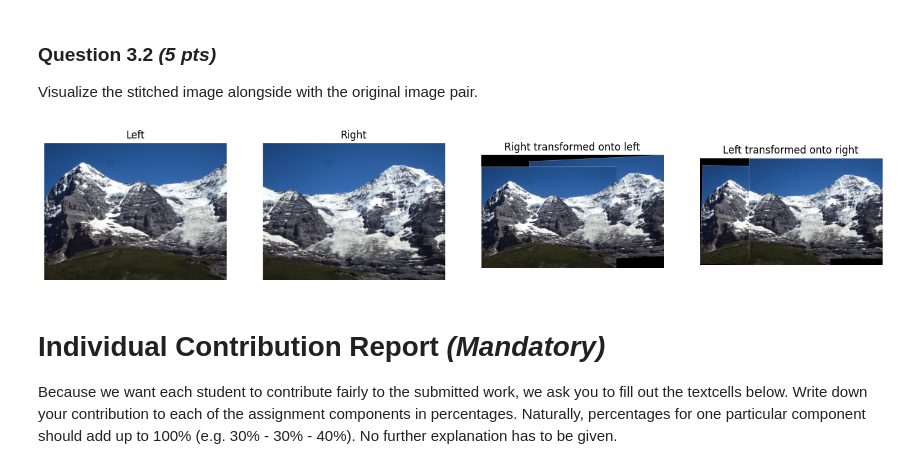
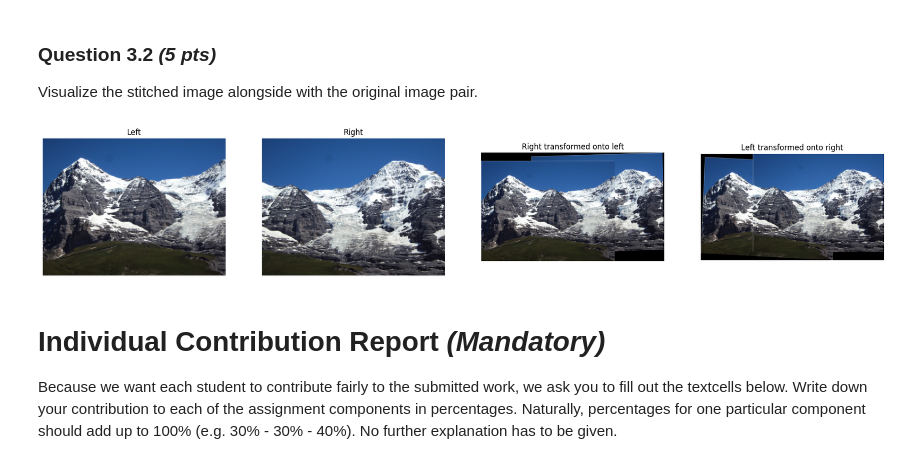
Before and after one commit to juellsprott/CV1, a Jupyter notebook: Lab4/13181017_15164640_15102483.ipynb, the cells around one changed output. Saved outputs shown, nothing was run; the diff lists cells and outputs as text; code cells hidden in the pictures.

```diff
--- a/Lab4/13181017_15164640_15102483.ipynb
+++ b/Lab4/13181017_15164640_15102483.ipynb
@@ -506,19 +506,22 @@ def stitchImages(img1, img2, N=800):
 
   corners = [corner1, corner2, corner3, corner4]
 
-  x_min = min(np.array(corners).T[0,:])
-  y_min = min(np.array(corners).T[1,:])
-  x_max = max(np.array(corners).T[0,:])
-  y_max = max(np.array(corners).T[1,:])
+  x_min = min(0, min(np.array(corners).T[0,:]))
+  y_min = min(0, min(np.array(corners).T[1,:]))
+  x_max = max(w, max(np.array(corners).T[0,:]))
+  y_max = max(h, max(np.array(corners).T[1,:]))
 
-  translation = np.array([[1, 0, -min(0, x_min)], [0, 1, -min(0, y_min)], [0, 0, 1]])
+  transformed_x = x_max - x_min
+  transformed_y = y_max - y_min
+
+  translation = np.array([[1, 0, -x_min], [0, 1, -y_min], [0, 0, 1]])
 
   inv_matrix = translation @ inv_matrix
 
-  posx = abs(int(min(0, x_min)))
-  posy = abs(int(min(0, y_min)))
+  posx = abs(round(x_min))
+  posy = abs(round(y_min))
 
-  stitched_img = cv2.warpAffine(img2, inv_matrix[0:2, :], (w+int(abs(x_min)), h+int(abs(y_min))))
+  stitched_img = cv2.warpAffine(img2, inv_matrix[0:2, :], ((round(transformed_x), round(transformed_y))))
 
   M, N = img1.shape[:2]
   stitched_img[posy:M + posy, posx:N + posx, :] = img1
@@ -565,25 +566,25 @@ Visualize the stitched image alongside with the original image pair.
 # %%
 # TODO: Visualize the stitched images and the original images.
 
 # ================
 # YOUR CODE HERE
 # ================
-fig, ax = plt.subplots(1,4, figsize=(18,16))
+fig, ax = plt.subplots(1,4, figsize=(24,20))
 ax[0].imshow(img1)
 ax[0].axis('off')
 ax[0].set_title('Left')
 ax[1].imshow(img2)
 ax[1].axis('off')
 ax[1].set_title('Right')
 ax[2].imshow(stitchedImage1)
 ax[2].axis('off')
 ax[2].set_title('Right transformed onto left')
 ax[3].imshow(stitchedImage2)
 ax[3].axis('off')
 ax[3].set_title('Left transformed onto right')
 plt.show()
 # %% [output]
-[figure, old version]
+[figure, new version]
 # %% [markdown]
  # Individual Contribution Report *(Mandatory)*
 
```
Also changed, not shown: parts of 1 cell of this notebook.
